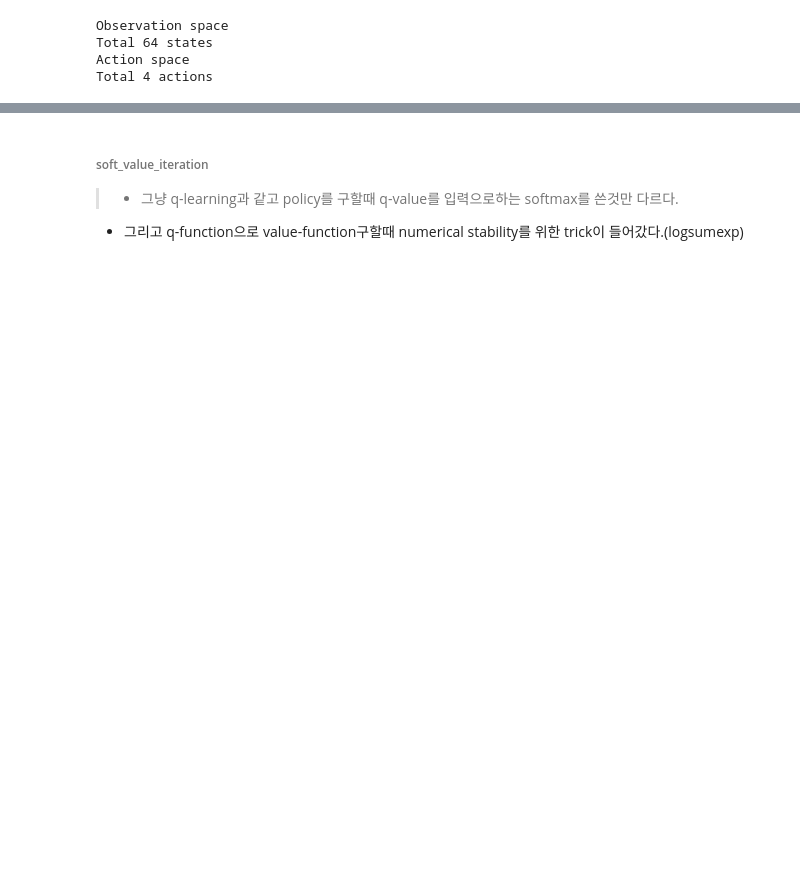
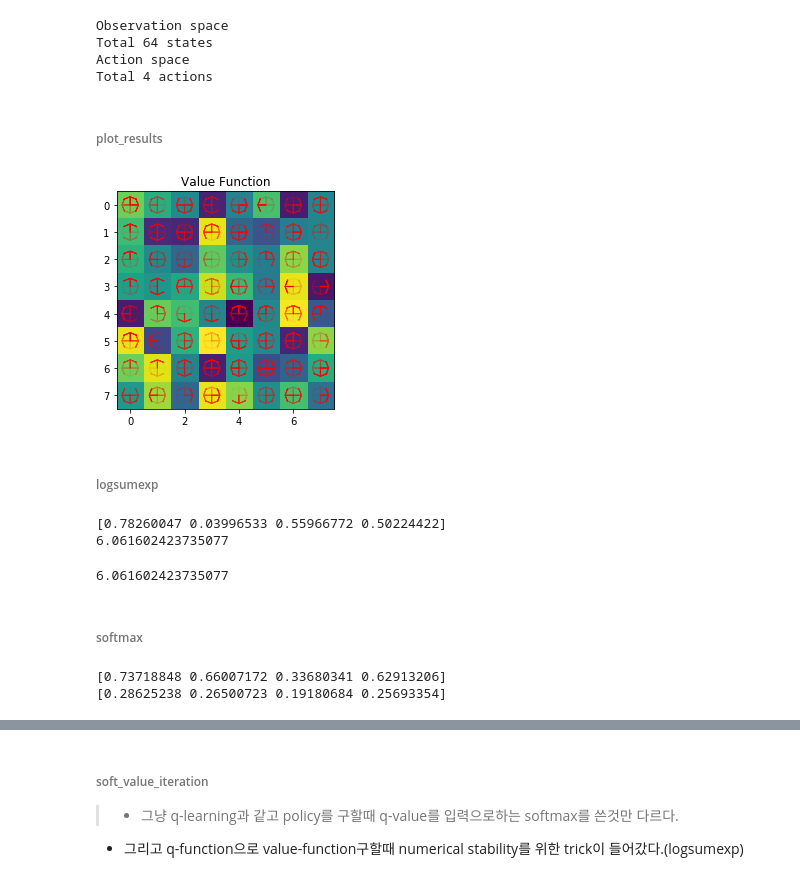
Before and after one commit to notyetend/pg, a Jupyter notebook: stat_RL/my__maximum_entropy_irl.ipynb, the cells around one changed output, grey strips where cells are left out. Saved outputs shown, nothing was run; the diff lists cells and outputs as text; code cells hidden in the pictures; blank space fills up the shorter version.

```diff
--- a/stat_RL/my__maximum_entropy_irl.ipynb
+++ b/stat_RL/my__maximum_entropy_irl.ipynb
@@ -22,6 +22,39 @@ Observation space
 Total 64 states
 Action space
 Total 4 actions
+# %% [markdown]
+###### plot_results
+# %%
+def plot_results(policy, value, title="Value Function"):
+    plt.figure(num=0)
+    plt.imshow(np.reshape(value,(8,8)))
+    plt.title(title)
+    arr_len = 0.2
+    for i in range(8):
+        for j in range(8):
+            s = i*8+j
+            if policy[s][0]> 0:
+                plt.arrow(j,i,-arr_len,0,color="r",alpha=policy[s][0],width=0.01,head_width=0.5,head_length=0.1,overhang=1)
+            if policy[s][1]> 0:
+                plt.arrow(j,i,0,arr_len,color="r",alpha=policy[s][1],width=0.01,head_width=0.5,head_length=0.1,overhang=1)
+            if policy[s][2]> 0:
+                plt.arrow(j,i,arr_len,0,color="r",alpha=policy[s][2],width=0.01,head_width=0.5,head_length=0.1,overhang=1)
+            if policy[s][3]> 0:
+                plt.arrow(j,i,0,-arr_len,color="r",alpha=policy[s][3],width=0.01,head_width=0.5,head_length=0.1,overhang=1)
+    plt.show()
+# %%
+# test code
+
+n_state = obs_space.n
+n_act = act_space.n
+random_policy = np.random.uniform(size=(n_state, n_act))
+random_value = np.random.uniform(size=(n_state,))
+
+plot_results(random_policy, random_value)
+# %% [output]
+[figure, added]
+# %% [markdown]
+###### logsumexp
 # %%
 def logsumexp(x, scale = 1):
     x = np.array(x)/scale
@@ -29,6 +62,23 @@ def logsumexp(x, scale = 1):
     lse_x = max_x[:,0] + np.log(np.exp(x-max_x).sum()) # Numerical Stability
     lse_x = scale*lse_x
     return lse_x
+# %%
+# test code
+
+n_state = obs_space.n
+n_act = act_space.n
+
+q = np.random.uniform(size=(n_state, n_act))
+
+print(q[0, :])
+print(np.max(q[0, :]) + np.log(np.exp(q - np.max(q, axis=1, keepdims=True)).sum()))
+logsumexp(q)[0]
+# %% [output]
+[0.78260047 0.03996533 0.55966772 0.50224422]
+6.061602423735077
+6.061602423735077
+# %% [markdown]
+###### softmax
 # %%
 def softmax(x, scale = 1):
     x = np.array(x)/scale
@@ -37,3 +87,17 @@ def softmax(x, scale = 1):
     p = e_x/np.sum(e_x,axis=1,keepdims=True)
     p = p/np.sum(p,axis=1,keepdims=True)
     return p
+# %%
+# test code
+
+n_state = obs_space.n
+n_act = act_space.n
+
+q = np.random.uniform(size=(n_state, n_act))
+policy = softmax(q)
+
+print(q[0,:])
+print(policy[0, :])
+# %% [output]
+[0.73718848 0.66007172 0.33680341 0.62913206]
+[0.28625238 0.26500723 0.19180684 0.25693354]
```
Also changed, not shown: parts of 13 cells of this notebook.
